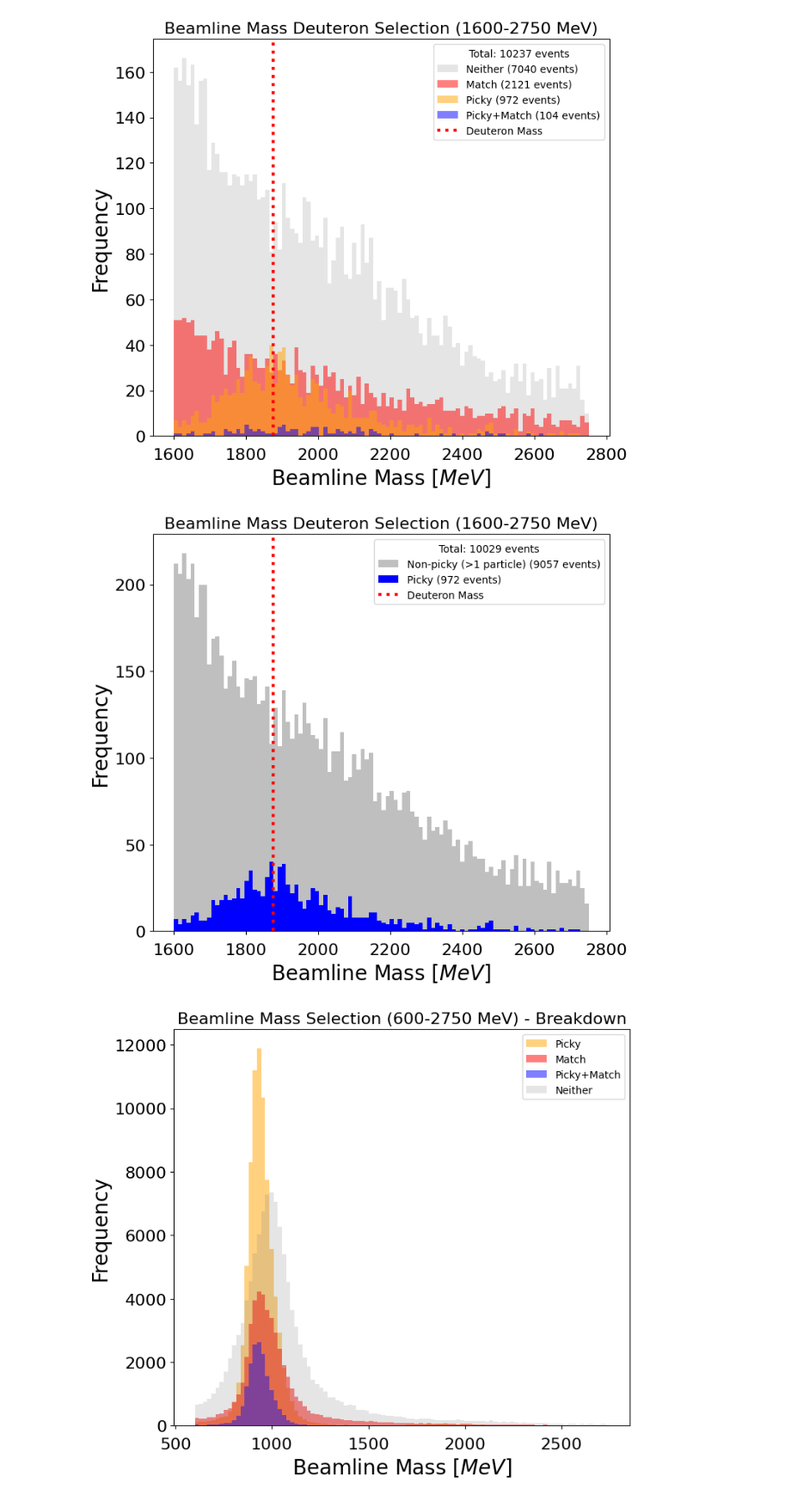
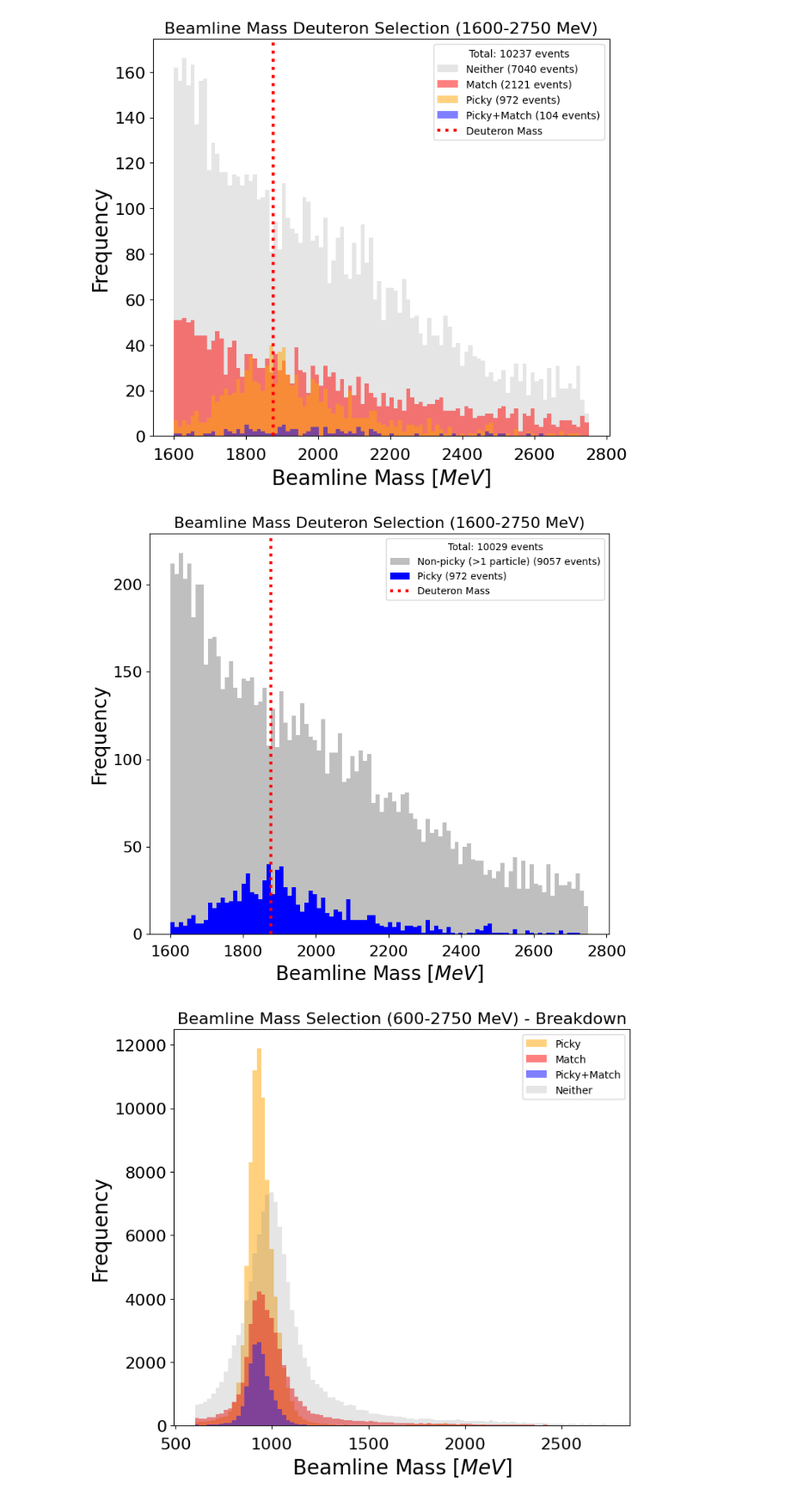
Before and after one commit to mohummudh/proton-deuteron, a Jupyter notebook: notebooks/cuts/masscut.ipynb, the cells around one changed output. Shown at 86% size. Drawn from its saved outputs; the diff is of its cells as text; code cells hidden in the pictures.

```diff
--- a/notebooks/cuts/masscut.ipynb
+++ b/notebooks/cuts/masscut.ipynb
@@ -205,34 +205,36 @@ def plot_mass_histogram_combined(df, inclusive: bool, lower, upper):
         p,  # Data to plot
         bins=100,  # Number of bins
         color='blue',  # Bar color
         range=(lower, upper),  # Adjusted range to fit the filtered values
         alpha=1,  # Transparency of the bars
         label=f'Picky ({p_count} events)'  # Label for the data
     )
 
     # Customize tick parameters for better visualization
     plt.tick_params(axis='x', labelsize=16, pad=8)
     plt.tick_params(axis='y', labelsize=16)
 
     plt.axvline(1875.6, label='Deuteron Mass', linewidth=3, c='red', linestyle=':')
 
     # Label axes
     plt.xlabel('Beamline Mass [$MeV$]', fontsize=20)
     plt.ylabel('Frequency', fontsize=20)  # Added y-axis label for clarity
 
     # Add a title
     plt.title(f'Beamline Mass Deuteron Selection ({lower}-{upper} MeV)', fontsize=16)
 
     # Add a legend with total events
     plt.legend(title=f'Total: {total_count} events')
 
     # Show the plot
+    plt.tight_layout()
+    plt.savefig('deutmass.png', dpi=1000)
     plt.show()
 
 # Call the function for the range 1600-2750 MeV
 plot_mass_histogram_combined(df, True, 1600, 2750)
 # %% [output]
-[figure, old version]
+[figure, new version]
 # %%
 p = df[(df['p'] == 1)]['beamline_mass']
 m = df[(df['m'] == 1)]['beamline_mass']
```
Also changed, not shown: parts of 1 cell of this notebook, 17 other files.
